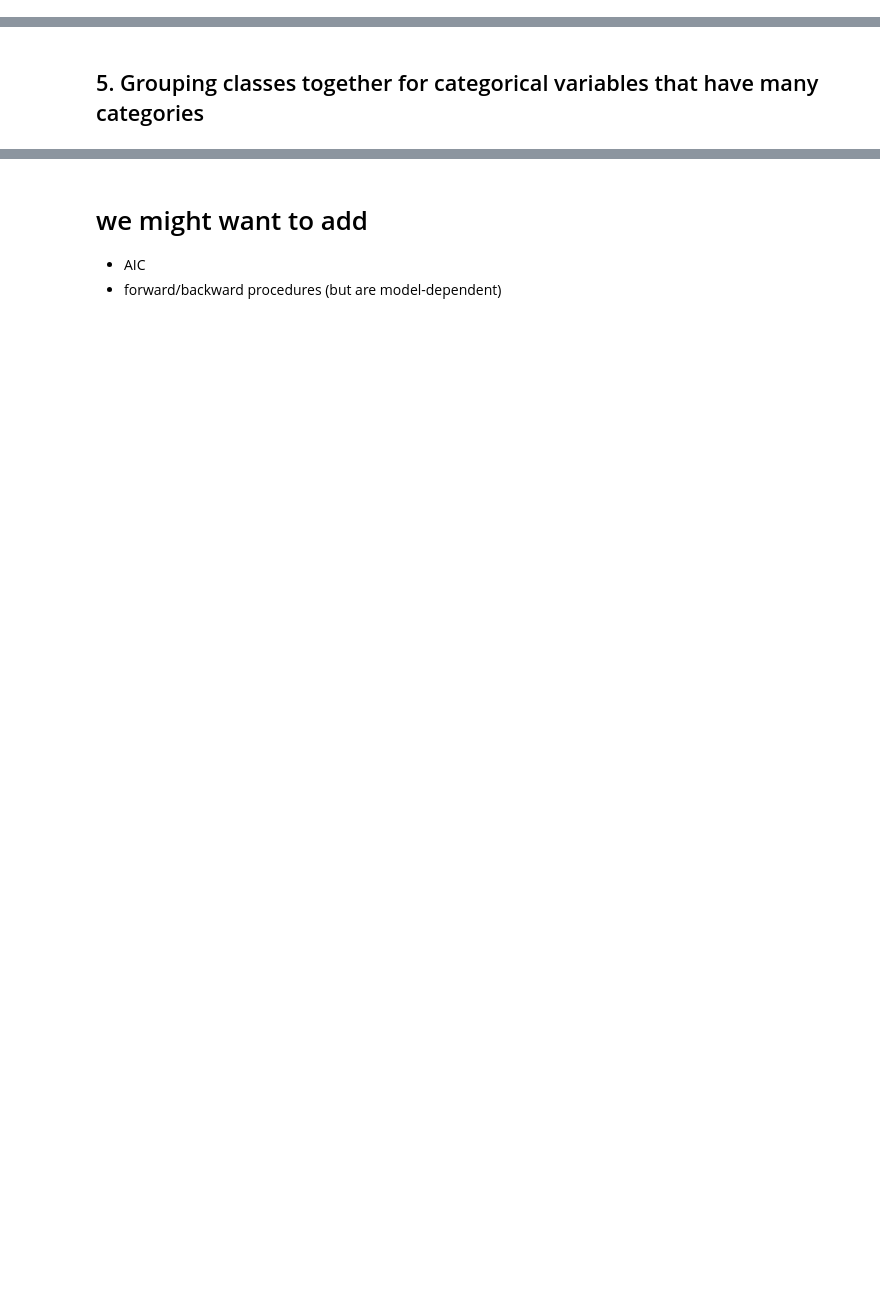
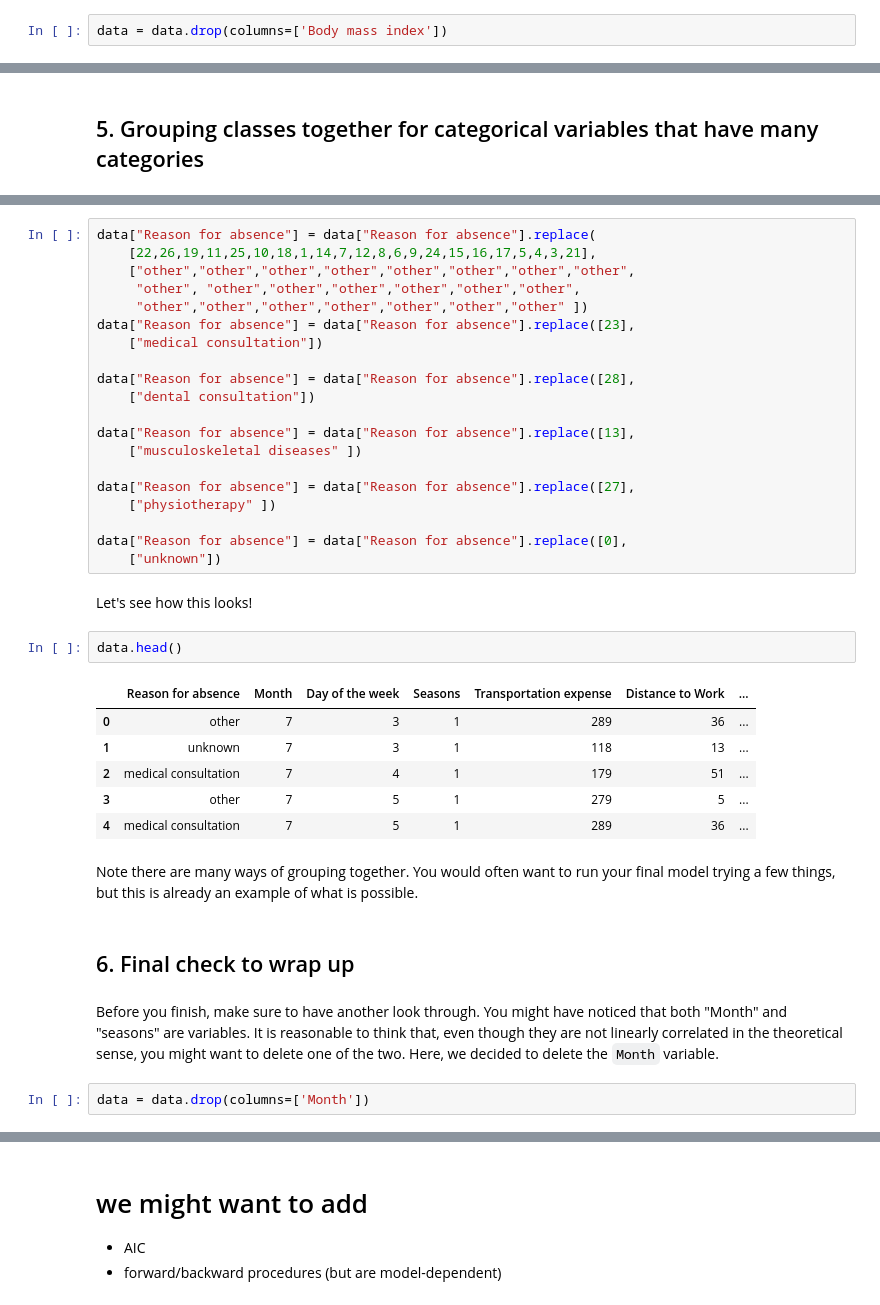
Before and after one commit to learn-co-curriculum/ml-dimensionality-reduction, a Jupyter notebook: Dimensionality Reduction.ipynb, the cells around one changed output, grey strips where cells are left out. Cells and saved outputs as stored; diff of their text form; blank space fills up the shorter version.

Commit message:
final check

```diff
--- a/Dimensionality Reduction.ipynb
+++ b/Dimensionality Reduction.ipynb
@@ -161,0 +150,2 @@ Name: Education, dtype: float64
+# %%
+data = data.drop(columns=['Body mass index'])
@@ -222,0 +223,39 @@ Name: Reason for absence, dtype: int64
+# %%
+data["Reason for absence"] = data["Reason for absence"].replace(
+    [22,26,19,11,25,10,18,1,14,7,12,8,6,9,24,15,16,17,5,4,3,21],
+    ["other","other","other","other","other","other","other","other",
+     "other", "other","other","other","other","other","other",
+     "other","other","other","other","other","other","other" ])
+data["Reason for absence"] = data["Reason for absence"].replace([23],
+    ["medical consultation"])
+
+data["Reason for absence"] = data["Reason for absence"].replace([28],
+    ["dental consultation"])
+
+data["Reason for absence"] = data["Reason for absence"].replace([13],
+    ["musculoskeletal diseases" ])
+
+data["Reason for absence"] = data["Reason for absence"].replace([27],
+    ["physiotherapy" ])
+
+data["Reason for absence"] = data["Reason for absence"].replace([0],
+    ["unknown"])
+# %% [markdown]
+Let's see how this looks!
+# %%
+data.head()
+# %% [output]
+|  | Reason for absence | Month | Day of the week | Seasons | Transportation expense | Distance to Work | ... |
+| 0 | other | 7 | 3 | 1 | 289 | 36 | ... |
+| 1 | unknown | 7 | 3 | 1 | 118 | 13 | ... |
+| 2 | medical consultation | 7 | 4 | 1 | 179 | 51 | ... |
+| 3 | other | 7 | 5 | 1 | 279 | 5 | ... |
+| 4 | medical consultation | 7 | 5 | 1 | 289 | 36 | ... |
+# %% [markdown]
+Note there are many ways of grouping together. You would often want to run your final model trying a few things, but this is already an example of what is possible.
+# %% [markdown]
+## 6. Final check to wrap up
+# %% [markdown]
+Before you finish, make sure to have another look through. You might have noticed that both "Month" and "seasons" are variables. It is reasonable to think that, even though they are not linearly correlated in the theoretical sense, you might want to delete one of the two. Here, we decided to delete the `Month` variable.
+# %%
+data = data.drop(columns=['Month'])
```
Also changed, not shown: parts of 7 cells of this notebook.
